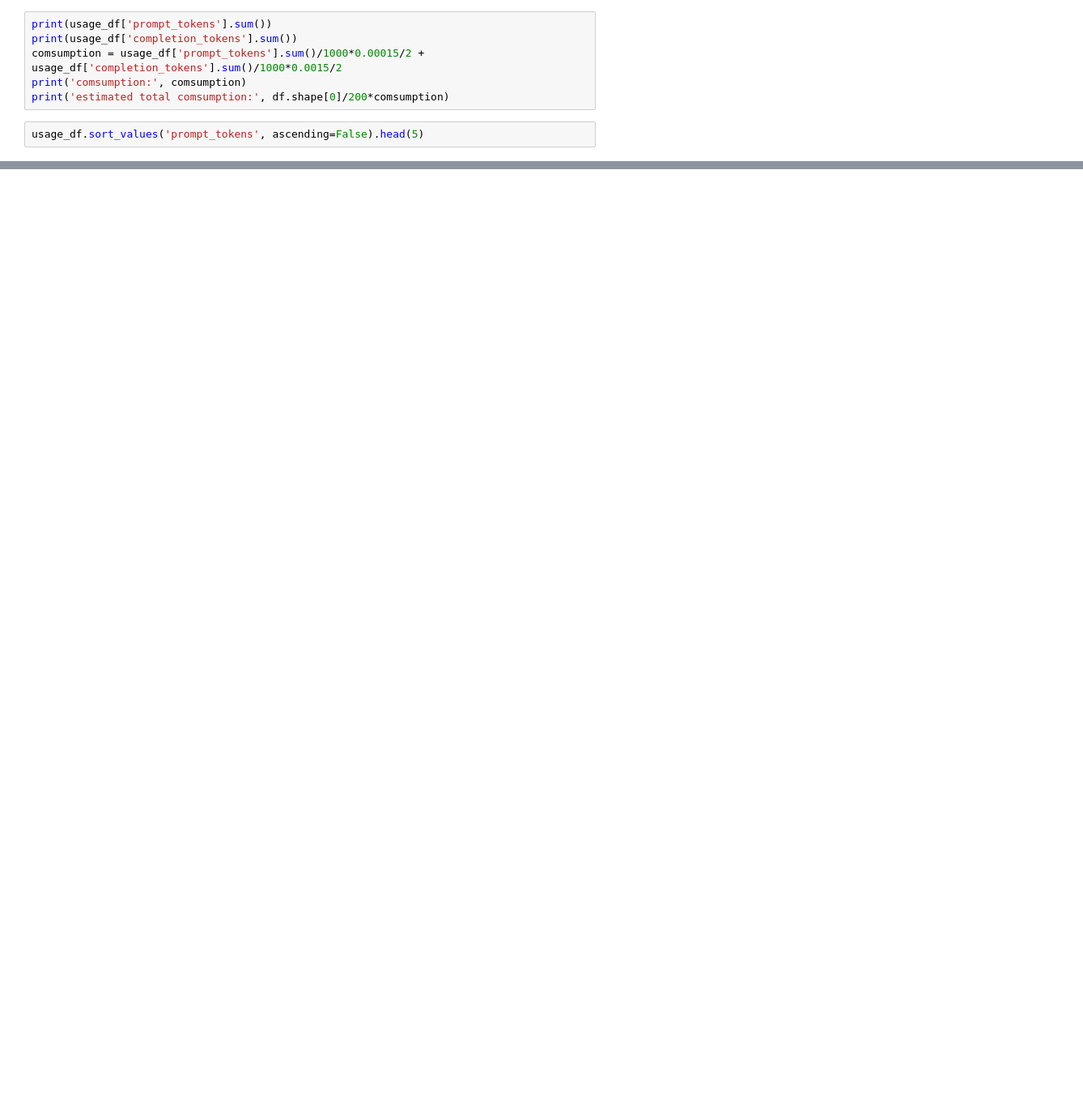
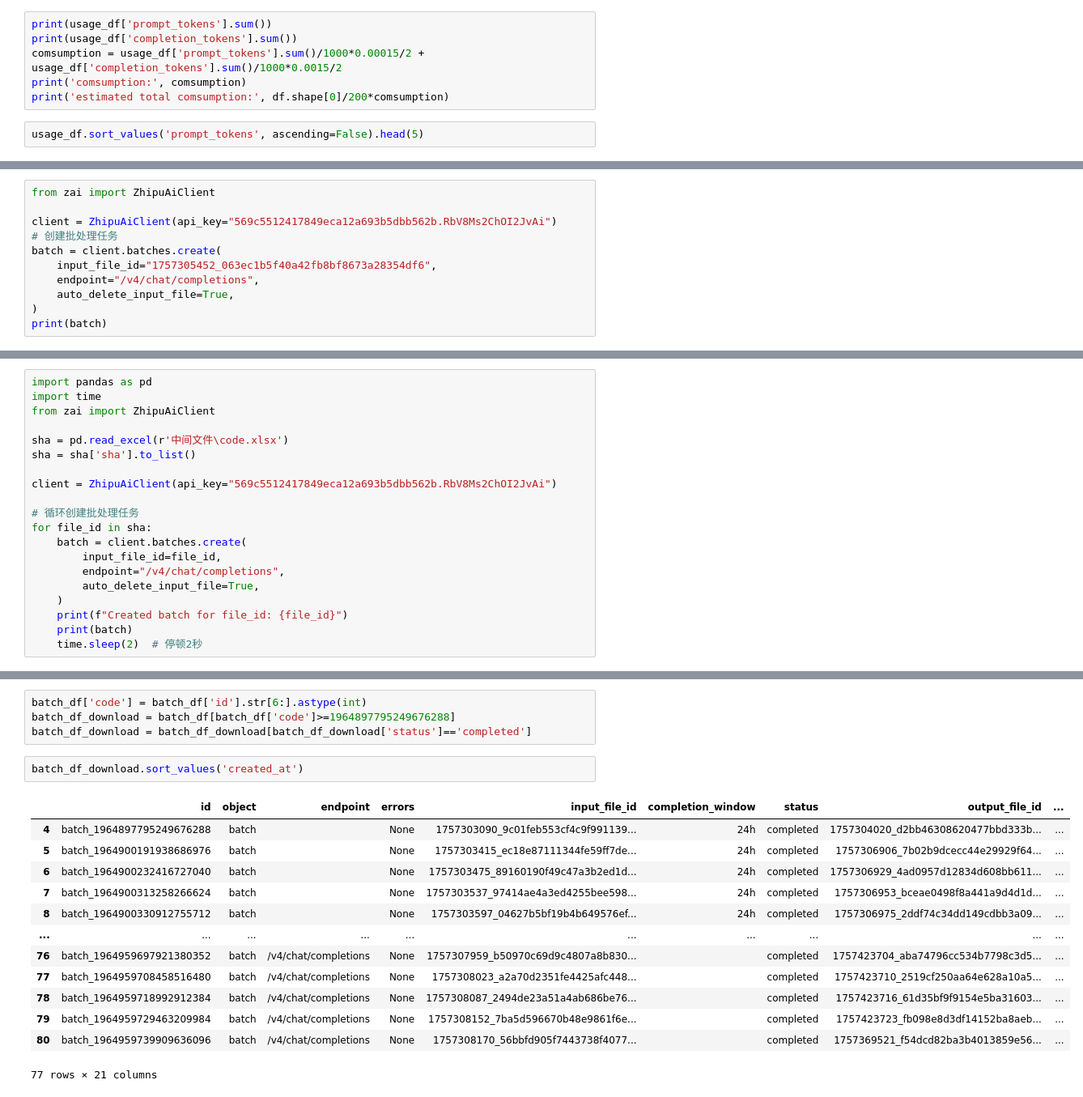
Before and after one commit to YZhang0303/merge_listed, a Jupyter notebook: responsibility.ipynb, the cells around one changed output, grey strips where cells are left out. Shown: that part at 81% size. Cells and saved outputs as stored; diff of their text form; blank space fills up the shorter version.

```diff
--- a/responsibility.ipynb
+++ b/responsibility.ipynb
@@ -463,0 +610,11 @@ FileObject(id='1757250233_171a269149e0484abfa6d5c0c64abe19', bytes=57815255, cre
+# %%
+from zai import ZhipuAiClient
+
+client = ZhipuAiClient(api_key="569c5512417849eca12a693b5dbb562b.RbV8Ms2ChOI2JvAi")
+# 创建批处理任务
+batch = client.batches.create(
+    input_file_id="1757305452_063ec1b5f40a42fb8bf8673a28354df6",
+    endpoint="/v4/chat/completions",
+    auto_delete_input_file=True,
+)
+print(batch)
@@ -463,0 +623,20 @@ FileObject(id='1757250233_171a269149e0484abfa6d5c0c64abe19', bytes=57815255, cre
+# %%
+import pandas as pd
+import time
+from zai import ZhipuAiClient
+
+sha = pd.read_excel(r'中间文件\code.xlsx')
+sha = sha['sha'].to_list()
+
+client = ZhipuAiClient(api_key="569c5512417849eca12a693b5dbb562b.RbV8Ms2ChOI2JvAi")
+
+# 循环创建批处理任务
+for file_id in sha:
+    batch = client.batches.create(
+        input_file_id=file_id,
+        endpoint="/v4/chat/completions",
+        auto_delete_input_file=True,
+    )
+    print(f"Created batch for file_id: {file_id}")
+    print(batch)
+    time.sleep(2)  # 停顿2秒
@@ -463,0 +717,20 @@ FileObject(id='1757250233_171a269149e0484abfa6d5c0c64abe19', bytes=57815255, cre
+# %%
+batch_df['code'] = batch_df['id'].str[6:].astype(int)
+batch_df_download = batch_df[batch_df['code']>=1964897795249676288]
+batch_df_download = batch_df_download[batch_df_download['status']=='completed']
+# %%
+batch_df_download.sort_values('created_at')
+# %% [output]
+|  | id | object | endpoint | errors | input_file_id | completion_window | status | output_file_id | ... |
+| 4 | batch_1964897795249676288 | batch |  | None | 1757303090_9c01feb553cf4c9f991139... | 24h | completed | 1757304020_d2bb46308620477bbd333b... | ... |
+| 5 | batch_1964900191938686976 | batch |  | None | 1757303415_ec18e87111344fe59ff7de... | 24h | completed | 1757306906_7b02b9dcecc44e29929f64... | ... |
+| 6 | batch_1964900232416727040 | batch |  | None | 1757303475_89160190f49c47a3b2ed1d... | 24h | completed | 1757306929_4ad0957d12834d608bb611... | ... |
+| 7 | batch_1964900313258266624 | batch |  | None | 1757303537_97414ae4a3ed4255bee598... | 24h | completed | 1757306953_bceae0498f8a441a9d4d1d... | ... |
+| 8 | batch_1964900330912755712 | batch |  | None | 1757303597_04627b5bf19b4b649576ef... | 24h | completed | 1757306975_2ddf74c34dd149cdbb3a09... | ... |
+| ... | ... | ... | ... | ... | ... | ... | ... | ... | ... |
+| 76 | batch_1964959697921380352 | batch | /v4/chat/completions | None | 1757307959_b50970c69d9c4807a8b830... |  | completed | 1757423704_aba74796cc534b7798c3d5... | ... |
+| 77 | batch_1964959708458516480 | batch | /v4/chat/completions | None | 1757308023_a2a70d2351fe4425afc448... |  | completed | 1757423710_2519cf250aa64e628a10a5... | ... |
+| 78 | batch_1964959718992912384 | batch | /v4/chat/completions | None | 1757308087_2494de23a51a4ab686be76... |  | completed | 1757423716_61d35bf9f9154e5ba31603... | ... |
+| 79 | batch_1964959729463209984 | batch | /v4/chat/completions | None | 1757308152_7ba5d596670b48e9861f6e... |  | completed | 1757423723_fb098e8d3df14152ba8aeb... | ... |
+| 80 | batch_1964959739909636096 | batch | /v4/chat/completions | None | 1757308170_56bbfd905f7443738f4077... |  | completed | 1757369521_f54dcd82ba3b4013859e56... | ... |
+77 rows × 21 columns
```
Also changed, not shown: parts of 10 cells of this notebook, 24 other files.
